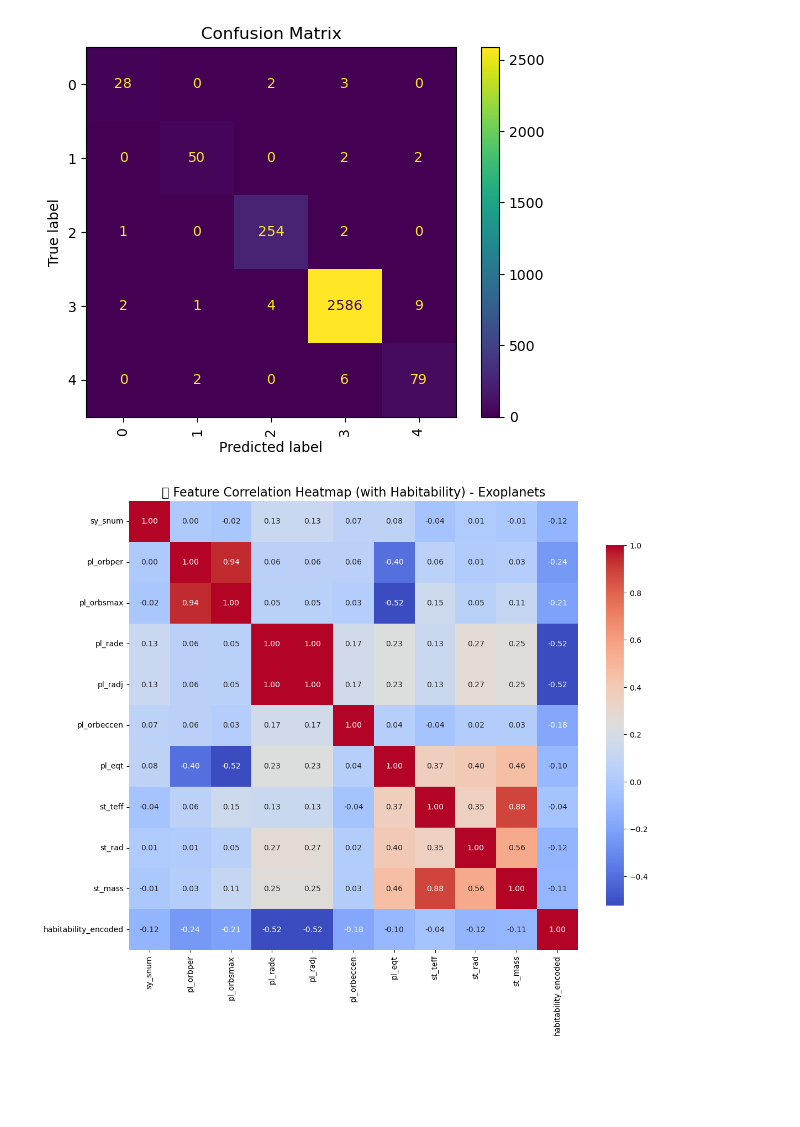
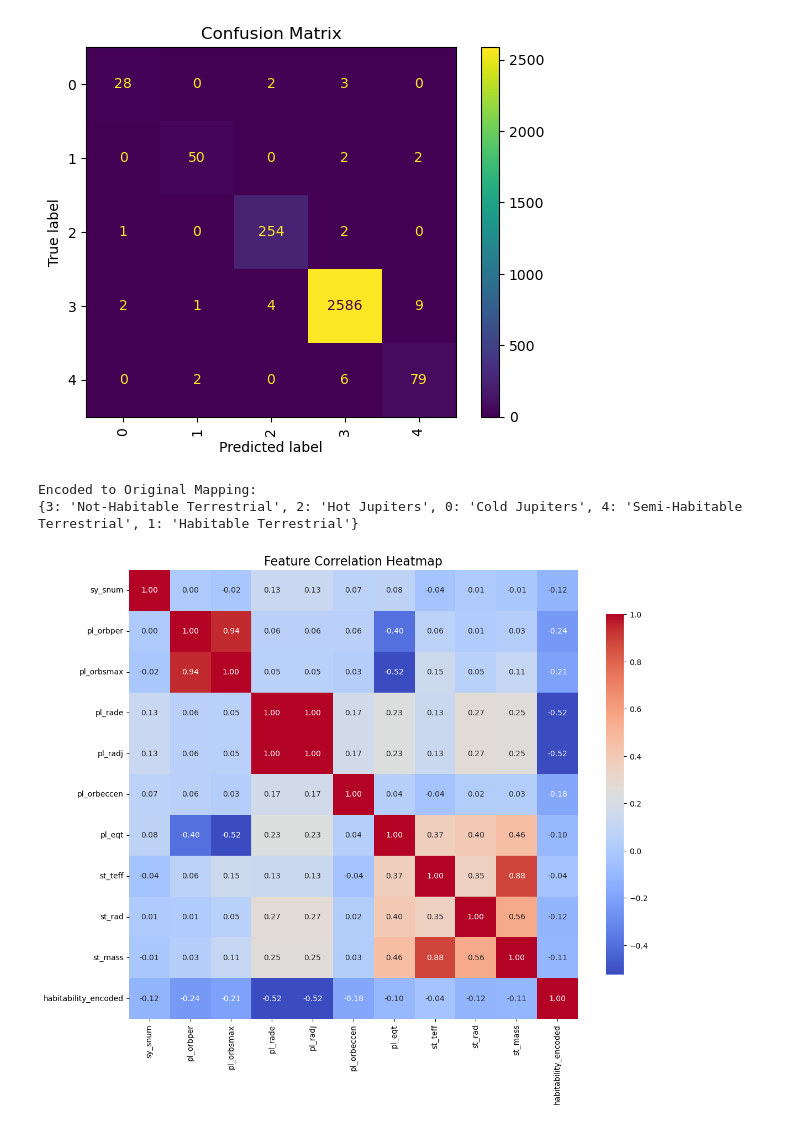
Before and after one commit to jzs3uu/Exoplanets, a Jupyter notebook: cleaning_EDA.ipynb, the cells around one changed output. Saved outputs shown, nothing was run; the diff lists cells and outputs as text; code cells hidden in the pictures; blank space fills up the shorter version.

```diff
--- a/cleaning_EDA.ipynb
+++ b/cleaning_EDA.ipynb
@@ -485,33 +490,45 @@ recall_score: 0.9881305637982196
 f1_score: 0.9881375057956705
 <Figure size 1000x1000 with 0 Axes>
 [figure]
+# %%
+# Assuming 'label_encoder' is the LabelEncoder used for 'habitability_class'
+encoded_classes = df['habitability_encoded'].unique()
+decoded_classes = label_encoder.inverse_transform(encoded_classes)
+
+# Create a mapping of encoded values to their original labels
+mapping = dict(zip(encoded_classes, decoded_classes))
+print("Encoded to Original Mapping:")
+print(mapping)
+# %% [output]
+Encoded to Original Mapping:
+{3: 'Not-Habitable Terrestrial', 2: 'Hot Jupiters', 0: 'Cold Jupiters', 4: 'Semi-Habitable Terrestrial', 1: 'Habitable Terrestrial'}
 # %%
 
 df = pd.read_csv("exoplanets_cleaned.csv")  # Adjust the path as needed
 
 # Label encode the habitability_class
 label_encoder = LabelEncoder()
 df["habitability_encoded"] = label_encoder.fit_transform(df["habitability_class"])
 
 # Select numeric columns including the encoded habitability
 numeric_df = df.select_dtypes(include='number')
 
 numeric_df = numeric_df.drop(columns=['default_flag', 'sy_pnum'])
 # Compute the correlation matrix
 corr_matrix = numeric_df.corr()
 
 # Plot the heatmap
 plt.figure(figsize=(12, 10))
 sns.heatmap(
     corr_matrix,
     annot=True,
     fmt=".2f",
     cmap="coolwarm",
     square=True,
     cbar_kws={"shrink": 0.8}
 )
-plt.title("💫 Feature Correlation Heatmap (with Habitability) - Exoplanets", fontsize=16)
+plt.title("Feature Correlation Heatmap", fontsize=16)
 plt.tight_layout()
 plt.show()
 # %% [output]
-[figure, old version]
+[figure, new version]
```
Also changed, not shown: parts of 4 cells of this notebook, 2 other files.
